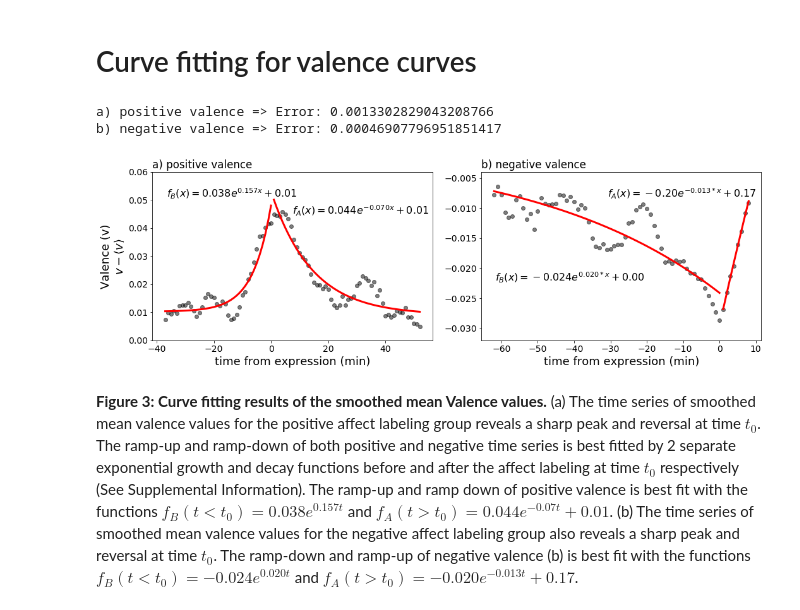
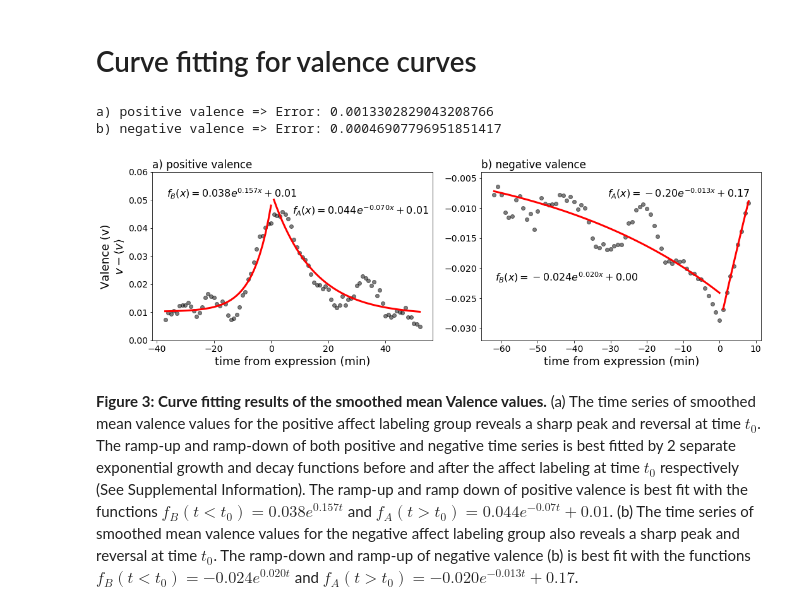
Before and after one commit to onurvarol/Rui-Bollen_NHB, a Jupyter notebook: Analysis.ipynb, the cells around one changed output. Drawn from its saved outputs; the diff is of its cells as text; code cells hidden in the pictures.

```diff
--- a/Analysis.ipynb
+++ b/Analysis.ipynb
@@ -449,36 +449,36 @@ for i in range(len(axes)):
         error += np.sum((exp(fit_xa, *popt) - np.array(fit_ya)) ** 2)
         print('{} => Error: {}'.format(labels[i], error))
 
     if i == 1:
         error = 0
         popt, pcov = curve_fit(exp, fit_xb, fit_yb, bounds=([-np.inf, 0, 0], [np.inf, 1, 1]))
         axes[i].plot(fit_xb, exp(fit_xb, *popt), color='r', linewidth=3)
-        axes[i].text(0.05, 0.35, r'$f_B(x)=%.3fe^{%.3f*x}+%.2f$' % tuple(popt),
+        axes[i].text(0.05, 0.35, r'$f_B(x)=%.3fe^{%.3fx}+%.2f$' % tuple(popt),
                  fontsize=16, transform=axes[i].transAxes)
         error += np.sum((exp(fit_xb, *popt) - np.array(fit_yb)) ** 2)
 
         popt, pcov = curve_fit(exp, fit_xa, fit_ya, bounds=([-1, -1, -np.inf], [0, 0, np.inf]))
         axes[i].plot(fit_xa, exp(fit_xa, *popt), color='r', linewidth=3)
-        axes[i].text(0.45, 0.85, r'$f_A(x)=%.2fe^{%.3f*x}+%.2f$' % tuple(popt),
+        axes[i].text(0.45, 0.85, r'$f_A(x)=%.2fe^{%.3fx}+%.2f$' % tuple(popt),
                  fontsize=16, transform=axes[i].transAxes)
         error += np.sum((exp(fit_xa, *popt) - np.array(fit_ya)) ** 2)
         print('{} => Error: {}'.format(labels[i], error))
 
     axes[i].set_title(labels[i], loc="left")
     axes[i].set_xlabel("time from expression (min)", fontsize=18)
     if i == 0:
         axes[i].set_ylabel("Valence (v)\n" + r"$v - \left \langle v \right \rangle$", fontsize=18)
 
 axes[1].set_ylim(ymin=-0.032, ymax=-0.004)
 axes[0].set_ylim(ymin=0)
 
 plt.tight_layout()
 #fig.savefig('figures/fitting_pos_neg_all_1min.pdf', bbox_inches='tight')
 fig.savefig('figures/Fig3.pdf', bbox_inches='tight')
 # %% [output]
 a) positive valence => Error: 0.0013302829043208766
 b) negative valence => Error: 0.00046907796951851417
-[figure, old version]
+[figure, new version]
 # %% [markdown]
 **Figure 3: Curve fitting results of the smoothed mean Valence values.** (a) The time series of smoothed mean valence values for the positive affect labeling group reveals a sharp peak and reversal at time $t_0$. The ramp-up and ramp-down of both positive and negative time series is best fitted by 2 separate exponential growth and decay functions before and after the affect labeling at time $t_0$ respectively (See Supplemental Information). The ramp-up and ramp down of positive valence is best fit with the functions $f_B(t<t_0) = 0.038e^{0.157t}$ and $f_A(t>t_0) = 0.044e^{-0.07t}+0.01$. (b) The time series of smoothed mean valence values for the negative affect labeling group also reveals a sharp peak and reversal at time $t_0$. The ramp-down and ramp-up of negative valence (b) is best fit with the functions $f_B(t<t_0) = -0.024e^{0.020t}$ and $f_A(t>t_0) = -0.020e^{-0.013t} + 0.17$.
 # %% [markdown]
```
Also changed, not shown: 1 other file.
